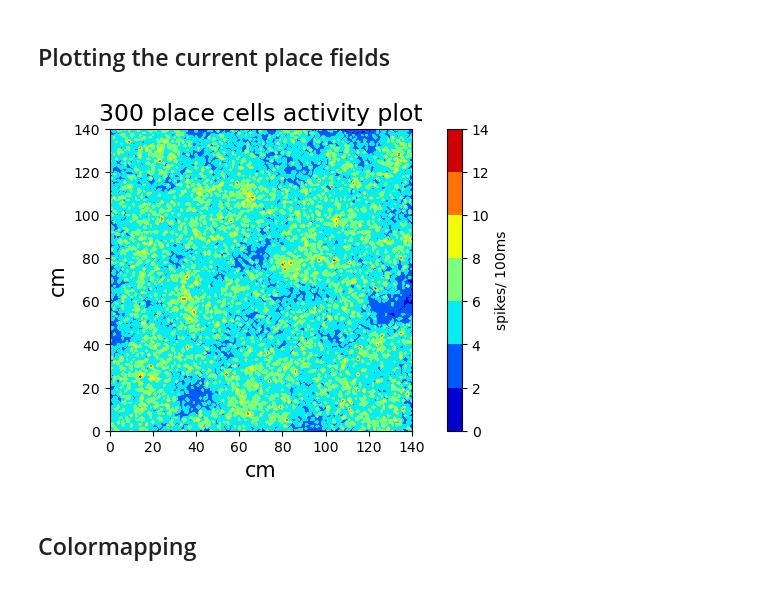
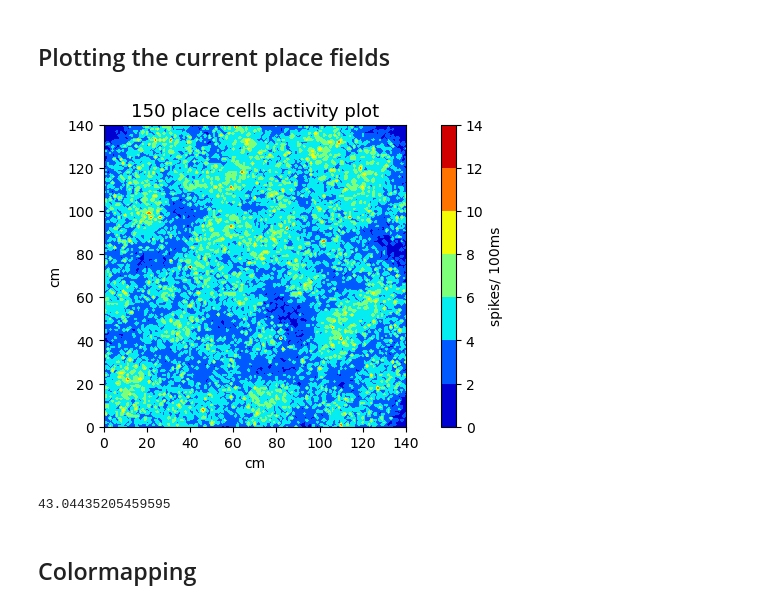
Before and after one commit to jambormike/neurons_dimensionality_reduction, a Jupyter notebook: simAndReduction.ipynb, the cells around one changed output. Drawn from its saved outputs; the diff is of its cells as text; code cells hidden in the pictures.

```diff
--- a/simAndReduction.ipynb
+++ b/simAndReduction.ipynb
@@ -21,40 +25,45 @@ import umap
 # %%
-# room dimensions in cm. (might break if changed)
+# room dimensions in cm. (subsequent code might break if changed)
 width = 140
 height = 140
 
-
 # number of simulated place cells
-n_cells = 50
+n_cells = 150
 # %% [markdown]
 ## Place cell class
 # %%
 # place cell class
 
 class PlaceCell(object):
-
+    '''
+    Initializes a place cell object with random location within the simulated environment.
+    Activity method takes in 2x1 location vector and returns number of spikes per time bin for the given location.
+    '''
     def __init__(self, mu, sigma):
-
         self.mu = mu
         self.sigma = sigma
 
     def gaussian(self, x):
-
         xm = x - self.mu
         sigma = self.sigma
 
-        # factor1 = ((2*np.pi)**(-k/2)) * np.linalg.det(sigma)**(-1/2)              # normalization -- (turn into a number), peak firing rate
-        factor1 = 4            # peak firing rate/ amplitude
-        factor2 = (np.exp((-1/2) * xm.T @ np.linalg.inv(sigma) @ xm))
+        factor1 = 4                                                     # peak firing rate/ amplitude
+        factor2 = np.exp((-1/2) * xm.T @ np.linalg.inv(sigma) @ xm)
         result = factor1 * factor2
 
-        return result
+        return factor1 * factor2
 
     def activity(self, x):
+        '''
+        Parameters:
+        x - 2x1 array denoting location of the animal
+        Returns:
+        1x1 (not an int) array of cell activity at location x
+        '''
         activity = np.random.poisson(self.gaussian(x))
         # activity = self.gaussian(x)
 
-        return activity
+        return activity                 # does not return int. Consider change
 # %% [markdown]
 ## Generating and plotting place cells
 # %% [markdown]
@@ -69,6 +80,2 @@ testSigma = np.array([[80, 0],
 
 testCell = PlaceCell(testMu, testSigma)
-# %%
-foobar = []
-for i in range(40000):
-    foobar.append(testCell.activity(testMu))
@@ -143,44 +158,51 @@ cellsList = generatePlaceCells(n_cells, sigma, height, width)
 # %% [markdown]
 ## Plotting the current place fields
 # %%
-def plotCells(cellsList = cellsList, height = height, width = width):
+def plotCells(cellsList= cellsList, height= height, width= width):
     # be mindful of x and y indicies
 
     x_coordinates = np.arange(start=0, stop= width +1, step=1)
     y_coordinates = np.arange(start=0, stop= height +1, step=1)
     xLen, yLen = len(x_coordinates), len(y_coordinates)
 
     X, Y = np.meshgrid(x_coordinates, y_coordinates, indexing = 'xy')
     Z = np.zeros((yLen, xLen))
 
     for y in range(yLen):
         for x in range(xLen):
             location = np.array([[x_coordinates[x]],                    # important to be careful about the indexing
                                  [y_coordinates[y]]])
 
             for placeCell in cellsList:
                 locationActivity = placeCell.activity(location)
 
                 if Z[y][x] < locationActivity:
                     Z[y][x] = locationActivity
 
     plt.figure(dpi=100)
     plt.clf()
     plt.contourf(X, Y, Z, cmap = 'jet')
     # plt.colorbar(label = 'spikes/ 100ms', pad = -0.17)
     plt.colorbar(label = 'spikes/ 100ms', pad = -0.05)
 
-    plt.title(str(len(cellsList)) + " place cells activity plot", size = 17)
-    plt.xlabel("cm", size = 15)
-    plt.ylabel("cm", size = 15)
+    plt.title(str(len(cellsList)) + " place cells activity plot", size = 13)
+    plt.xlabel("cm")
+    plt.ylabel("cm")
     plt.axis('square')
     plt.show()
     pass
 
 # np.random.seed(10)
+
+start = time.time()
+
 plotCells()
+
+end = time.time()
+print(end - start)
 # %% [output]
-[figure, old version]
+[figure, new version]
+43.04435205459595
 # %% [markdown]
 ## Colormapping
 # %%
```
Also changed, not shown: parts of 47 cells of this notebook, 2 other files.
